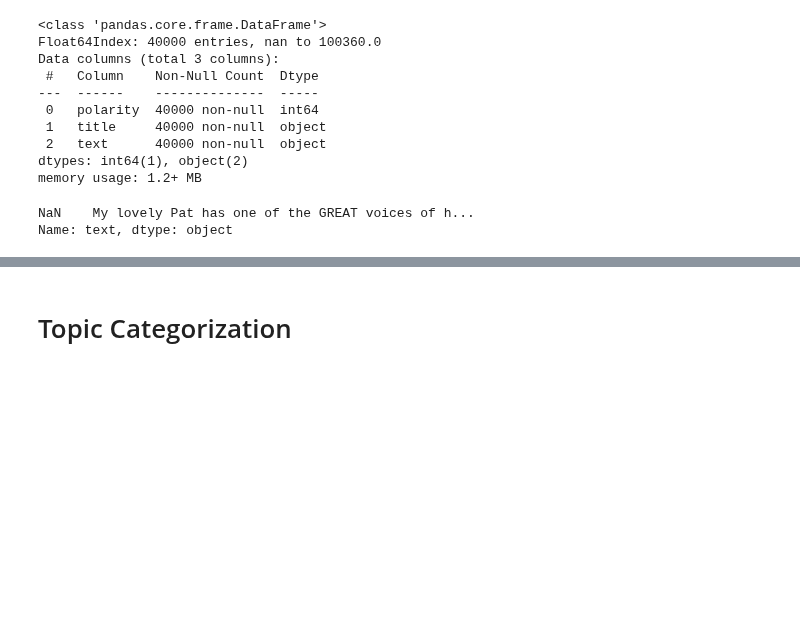
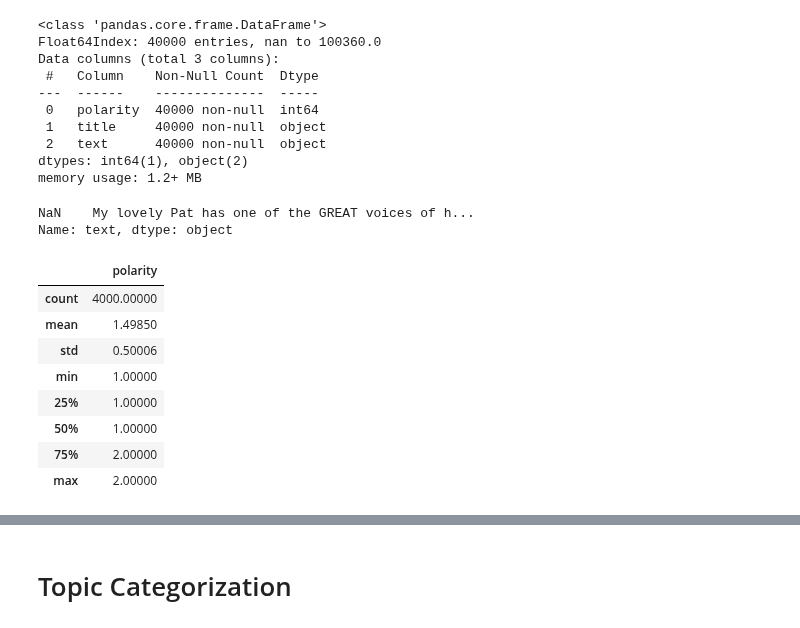
Before and after one commit to anda19ad/AI-ML-2023-Group-project, a Jupyter notebook: amazonMain.ipynb, the cells around one changed output, grey strips where cells are left out. Drawn from its saved outputs; the diff is of its cells as text; code cells hidden in the pictures; blank space fills up the shorter version.

```diff
--- a/amazonMain.ipynb
+++ b/amazonMain.ipynb
@@ -146,5 +146,19 @@ xText.head(1)
 # %% [output]
 NaN    My lovely Pat has one of the GREAT voices of h...
 Name: text, dtype: object
+# %%
+# For an experiment the df is reduced to 4000 instances. Aligned with the "Bert" models
+dfEX = df.sample(frac=0.1)
+dfEX.describe()
+# %% [output]
+|  | polarity |
+| count | 4000.00000 |
+| mean | 1.49850 |
+| std | 0.50006 |
+| min | 1.00000 |
+| 25% | 1.00000 |
+| 50% | 1.00000 |
+| 75% | 2.00000 |
+| max | 2.00000 |
 # %%
 # Train test split of data. Putting O at the end of the X variables for "original"
```
Also changed, not shown: parts of 41 cells of this notebook, 3 other files.
